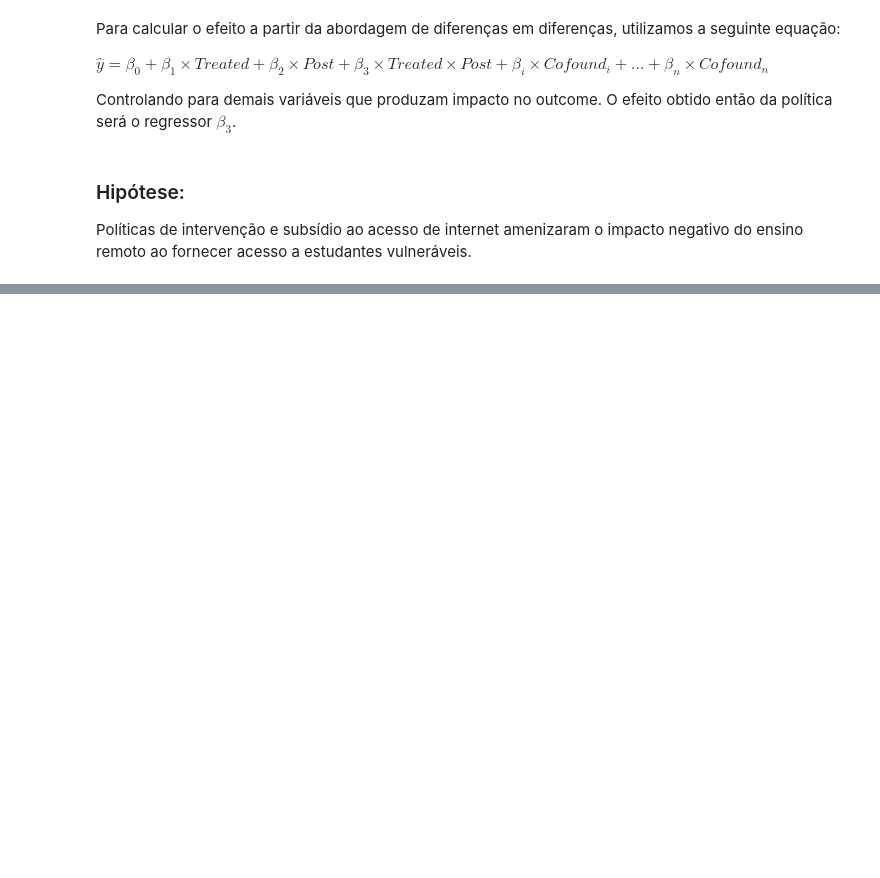
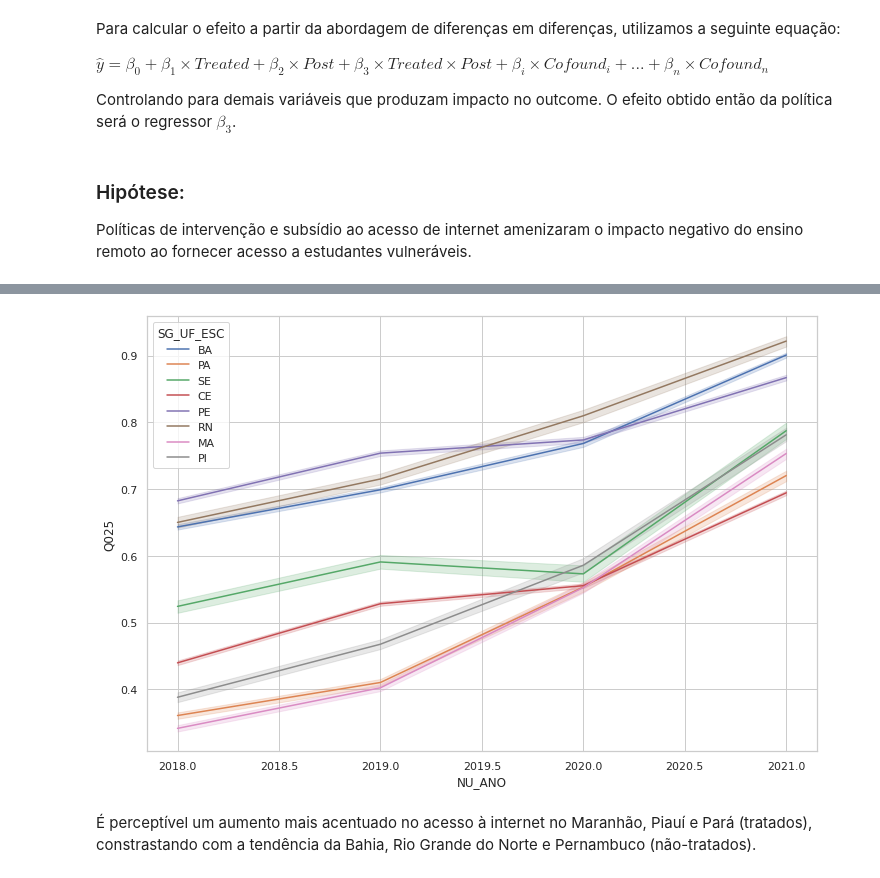
Before and after one commit to JV-Nunes/Relatorio-Conectividade, a Jupyter notebook: Analise/Models/Diffs_in_Diffs.ipynb, the cells around one changed output, grey strips where cells are left out. Drawn from its saved outputs; the diff is of its cells as text; code cells hidden in the pictures; blank space fills up the shorter version.

```diff
--- a/Analise/Models/Diffs_in_Diffs.ipynb
+++ b/Analise/Models/Diffs_in_Diffs.ipynb
@@ -30,0 +202,5 @@ $E[Chip_ik] = \frac{(\dot{y_i} / n_k)(1 - b)}{a}$
+# %%
+internet = data.query('TP_DEPENDENCIA_ADM_ESC == 2 and TP_LOCALIZACAO_ESC == 1')[['NU_ANO', 'SG_UF_ESC', 'Q025']]
+internet = internet.query('SG_UF_ESC == "PI" or SG_UF_ESC == "CE" or SG_UF_ESC == "BA" or SG_UF_ESC == "MA" or SG_UF_ESC == "PE" or SG_UF_ESC == "RN" or SG_UF_ESC == "SE" or SG_UF_ESC == "PA"')
+internet.reset_index(inplace=True, drop=True)
+internet['NU_ANO'] = internet['NU_ANO'].astype(int)
@@ -30,0 +223,7 @@ $E[Chip_ik] = \frac{(\dot{y_i} / n_k)(1 - b)}{a}$
+# %%
+fig = plt.figure(figsize=(12, 8))
+sns.lineplot(data=internet, x='NU_ANO', y='Q025', hue='SG_UF_ESC');
+# %% [output]
+[figure, added]
+# %% [markdown]
+É perceptível um aumento mais acentuado no acesso à internet no Maranhão, Piauí e Pará (tratados), constrastando com a tendência da Bahia, Rio Grande do Norte e Pernambuco (não-tratados).
```
Also changed, not shown: parts of 42 cells of this notebook, 2 other files.
